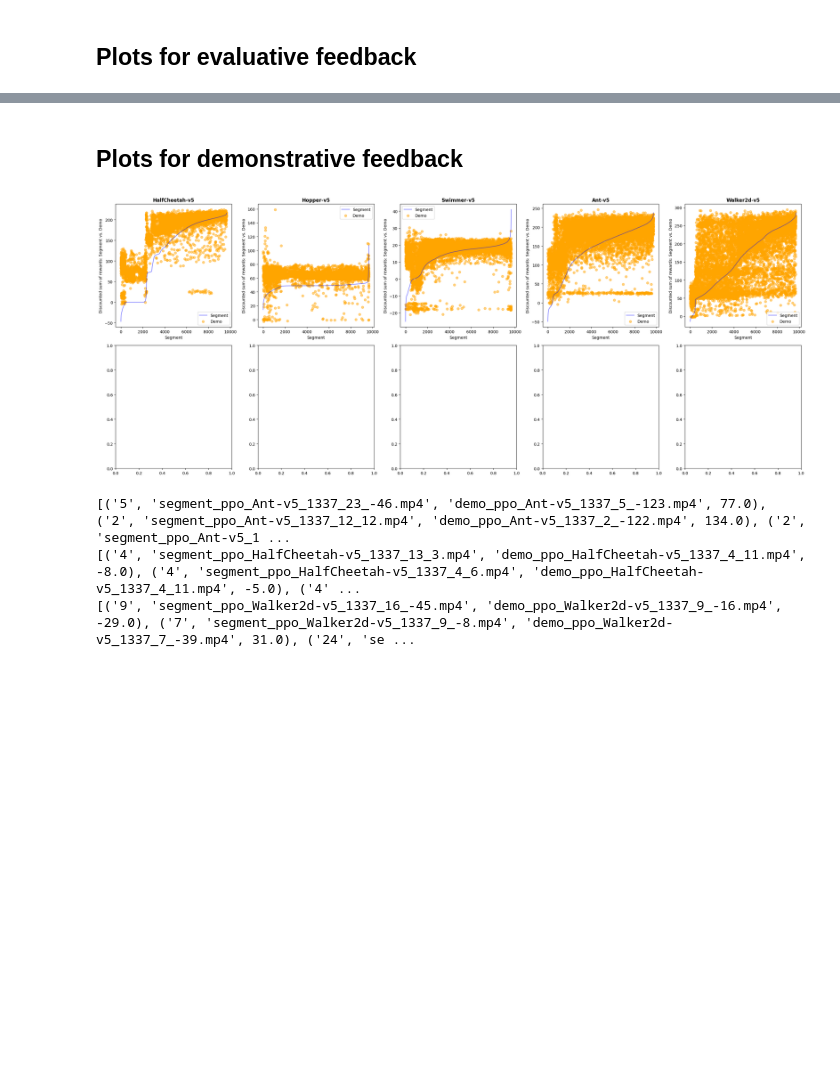
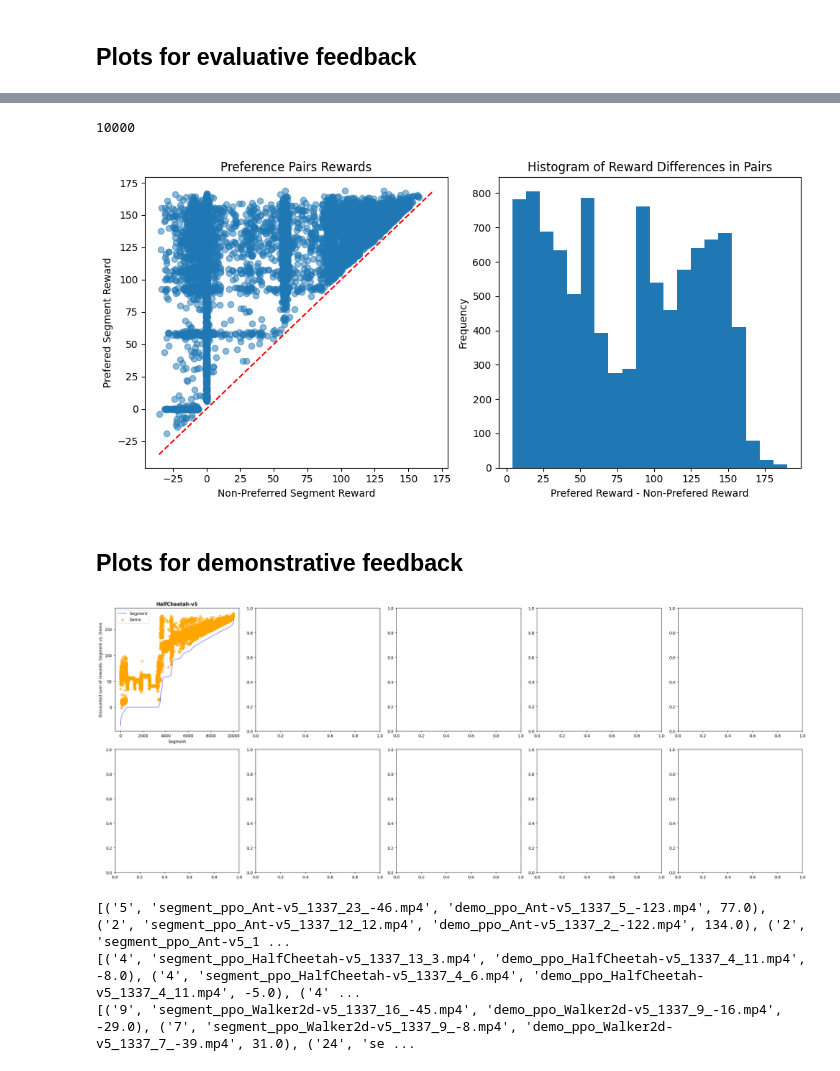
Before and after one commit to ymetz/multi-type-feedback, a Jupyter notebook: rlhf/Generate_Appendix_A_Plots.ipynb, the cells around one changed output, grey strips where cells are left out. Drawn from its saved outputs; the diff is of its cells as text; code cells hidden in the pictures; blank space fills up the shorter version.

```diff
--- a/rlhf/Generate_Appendix_A_Plots.ipynb
+++ b/rlhf/Generate_Appendix_A_Plots.ipynb
@@ -104,3 +136,56 @@ plt.savefig("ratings_vs_discounted_sum_of_rewards.png")
+# %%
+import matplotlib.pyplot as plt
+import numpy as np
+from sklearn.manifold import TSNE
+import seaborn as sns
+
+# Compute statistics env per env (due to memory constraints)
+results = {}
+
+# helper function
+def discounted_sum_numpy(rewards, discount_factor):
+    rewards = np.array(rewards)
+    n = len(rewards)
+    discount_factors = discount_factor ** np.arange(n)
+    return np.sum(rewards * discount_factors)
+
+for i, env in enumerate(environments):
+
+    env_plot_data = plot_data[env]
+    env_name = env if 'ALE' not in env else env.replace('/', '-')
+
+    # Compute discounted rewards for segments
+    segment_rewards = np.array([discounted_sum_numpy([e[2] for e in seg], discount_factors[env]) for seg in env_plot_data["segments"]])
+
+    # 1. Preference Pairs Visualization
+    plt.figure(figsize=(10, 5))
+
+    # Extract pairs and their rewards
+    pair_indices = np.array(env_plot_data["preferences"])
+    print(len(pair_indices))
+    pair_rewards = segment_rewards[pair_indices]
+
+    # Scatter plot of pair rewards
+    plt.subplot(121)
+    plt.scatter(pair_rewards[:, 0], pair_rewards[:, 1], alpha=0.5)
+    plt.plot([min(segment_rewards), max(segment_rewards)], [min(segment_rewards), max(segment_rewards)], 'r--')
+    plt.xlabel("Non-Preferred Segment Reward")
+    plt.ylabel("Prefered Segment Reward")
+    plt.title("Preference Pairs Rewards")
+
+    # Histogram of reward differences in pairs
+    plt.subplot(122)
+    pair_differences = pair_rewards[:, 1] - pair_rewards[:, 0]
+    plt.hist(pair_differences, bins=20)
+    plt.xlabel("Prefered Reward - Non-Prefered Reward")
+    plt.ylabel("Frequency")
+    plt.title("Histogram of Reward Differences in Pairs")
+
+    plt.tight_layout()
+    plt.savefig(f"{env_name}_preference_pairs_analysis.png")
+# %% [output]
+10000
+[figure, added]
 # %% [markdown]
 ## Plots for demonstrative feedback
 # %%
@@ -111,7 +196,7 @@ fig, axs = plt.subplots(2, 5, figsize=(25, 10))
 
 for i, env in enumerate(environments):
     ax = axs[i // 5, i % 5]
-    for data in results[env][1:2]:
+    for data in results[env]:
         steps = np.arange(len(data[0]))
         ax.plot(steps, data[0], label="Segment", alpha=0.5, color='blue')
         ax.scatter(steps, data[3], label="Demo", alpha=0.5, color='orange')
@@ -124,7 +209,7 @@ plt.tight_layout()
 
 plt.savefig("segment_vs_demo_rewards.png")
 # %% [output]
-[figure, old version]
+[figure, new version]
 # %%
 # In the feedback_video directory, we have some selected segments. The videos are named according to the scheme "segment_env_seed_segmentindex_optgap.mp4" or "demo_env_seed_segmentindex_optgap.mp4".
 # We want to create a plot showing some presentative frames (5 for each video) of the segments and demos (Here ther demos are the corrections). It's fine to just take one seed for each environment.
```
Also changed, not shown: parts of 12 cells of this notebook.
